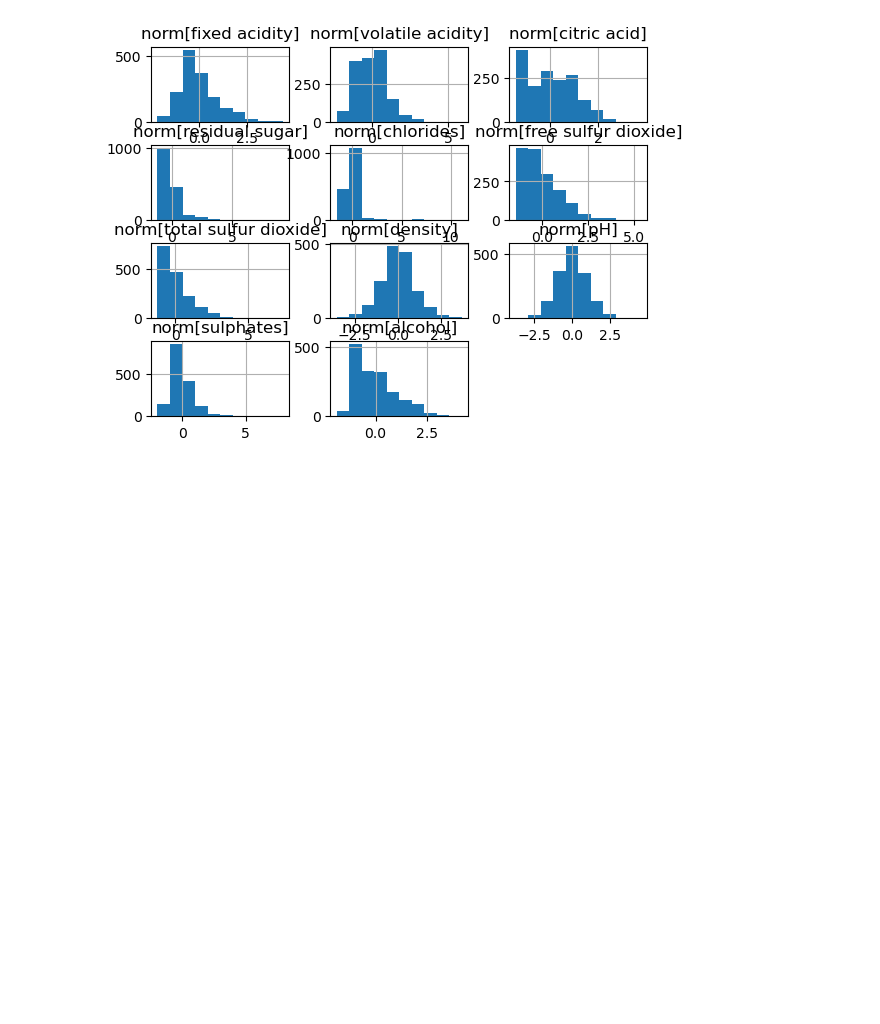
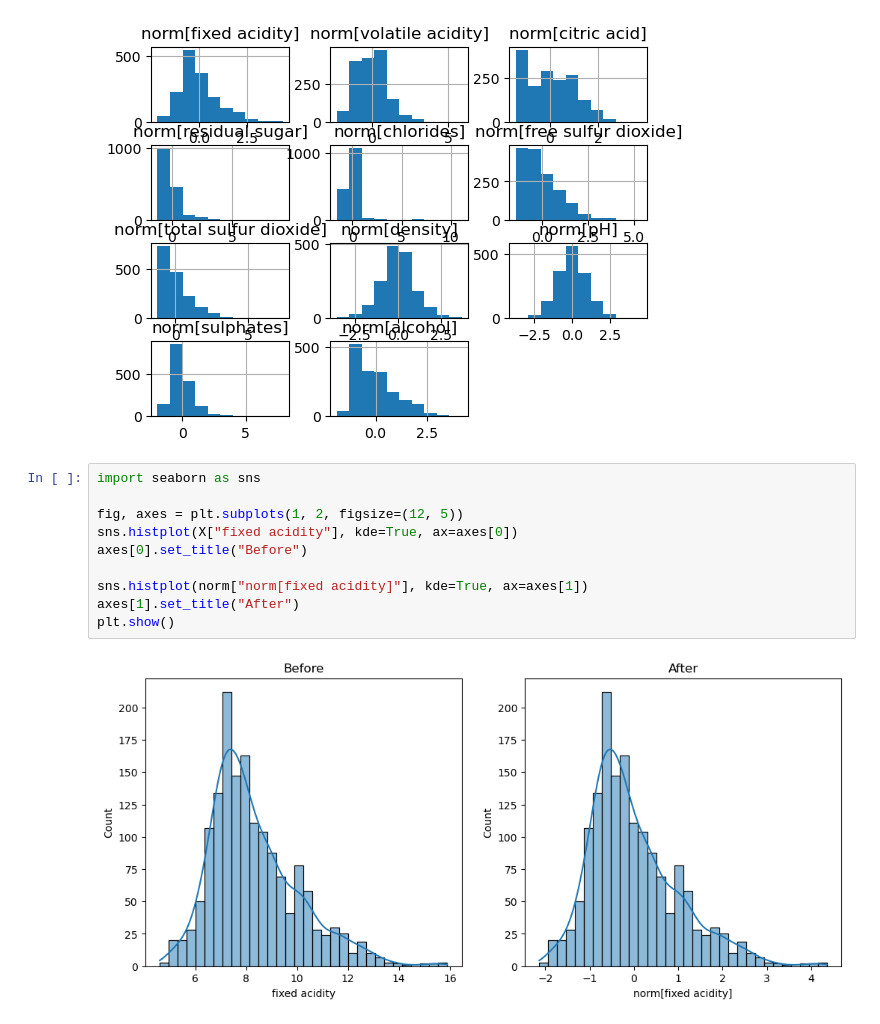
Before and after one commit to BellaKANMO/red_wine_quality, a Jupyter notebook: red_wine_quality.ipynb, the cells around one changed output. Saved outputs shown, nothing was run; the diff lists cells and outputs as text; blank space fills up the shorter version.

Commit message:
2nd commit : B/A of fixed acidity with sns

```diff
--- a/red_wine_quality.ipynb
+++ b/red_wine_quality.ipynb
@@ -100,3 +100,15 @@ norm.hist(bins=10)
 plt.show()
 # %% [output]
 [figure]
+# %%
+import seaborn as sns
+
+fig, axes = plt.subplots(1, 2, figsize=(12, 5))
+sns.histplot(X["fixed acidity"], kde=True, ax=axes[0])
+axes[0].set_title("Before")
+
+sns.histplot(norm["norm[fixed acidity]"], kde=True, ax=axes[1])
+axes[1].set_title("After")
+plt.show()
+# %% [output]
+[figure, added]
```
